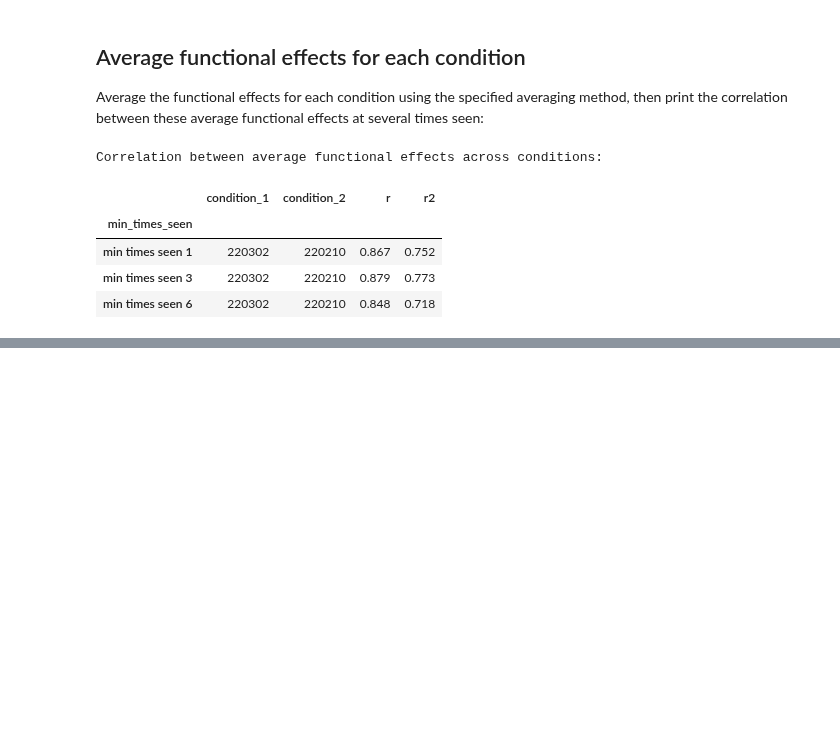
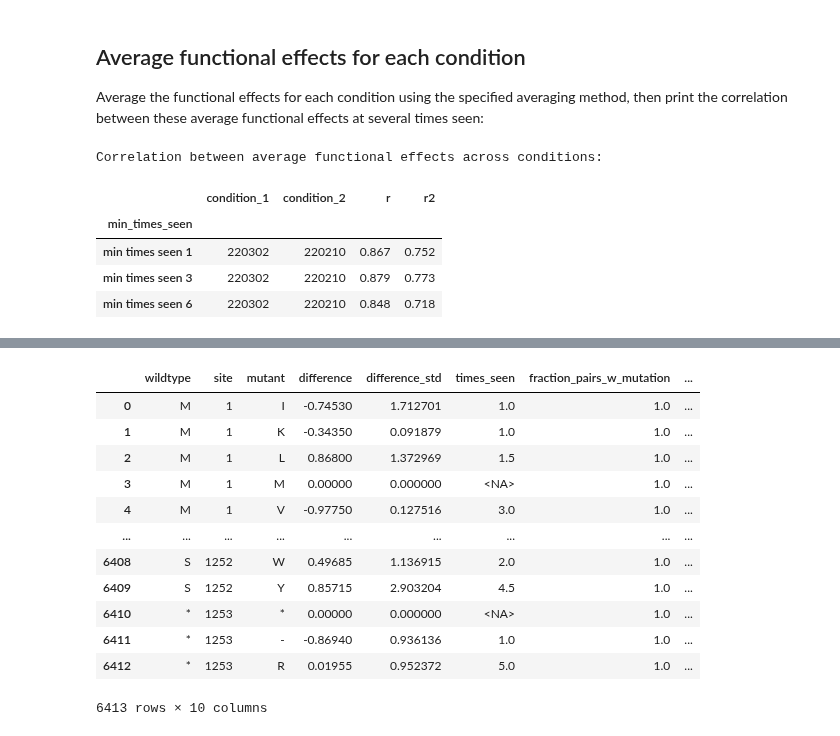
Before and after one commit to dms-vep/dms-vep-pipeline-3, a Jupyter notebook: notebooks/func_effect_diffs.ipynb, the cells around one changed output, grey strips where cells are left out. Cells and saved outputs as stored; diff of their text form; code cells hidden in the pictures; blank space fills up the shorter version.

Commit message:
compute diffs

```diff
--- a/notebooks/func_effect_diffs.ipynb
+++ b/notebooks/func_effect_diffs.ipynb
@@ -221,0 +232,69 @@ Correlation between average functional effects across conditions:
+# %%
+# compute differences for all individual pairs
+diffs = []
+for sel1, sel2 in itertools.product(condition_1_selections, condition_2_selections):
+    df1 = func_effects.query("selection == @sel1")[
+        ["wildtype", "site", "mutant", "times_seen", "functional_effect"]
+    ]
+    df2 = func_effects.query("selection == @sel2")[
+        ["wildtype", "site", "mutant", "times_seen", "functional_effect"]
+    ]
+    diffs.append(
+        df1.merge(df2, on=["wildtype", "site", "mutant"], validate="1:1").assign(
+            times_seen=lambda x: (x["times_seen_x"] + x["times_seen_y"]) / 2,
+            difference=lambda x: x["functional_effect_x"] - x["functional_effect_y"],
+
+        )
+        [["wildtype", "site", "mutant", "times_seen", "difference"]]
+    )
+
+# compute average differences across pairs
+diffs = (
+    pd.concat(diffs, ignore_index=True)
+    .groupby(["wildtype", "site", "mutant"], as_index=False)
+    .aggregate(
+        difference=pd.NamedAgg("difference", avg_method),
+        difference_std=pd.NamedAgg("difference", "std"),
+        times_seen=pd.NamedAgg("times_seen", "mean"),
+        fraction_pairs_w_mutation=pd.NamedAgg(
+            "difference",
+            lambda s: len(s) / (len(condition_1_selections) * len(condition_2_selections)),
+        ),
+    )
+)
+
+# add other relevant stuff to data frame of differences
+diffs = (
+    diffs
+    # add average effects in each condition
+    .merge(
+        avg_func_effects.pivot_table(
+            index=["site", "wildtype", "mutant"],
+            values="effect",
+            columns="condition",
+        )
+        .reset_index()
+        .assign(best_effect=lambda x: x[[condition_1, condition_2]].max(axis=1))
+        .rename(columns={c: f"{c} avg effect" for c in [condition_1, condition_2]}),
+        on=["wildtype", "site", "mutant"],
+        validate="one_to_one",
+    )
+    .sort_values(["site", "mutant"])
+    .reset_index(drop=True)
+)
+
+diffs
+# %% [output]
+|  | wildtype | site | mutant | difference | difference_std | times_seen | fraction_pairs_w_mutation | ... |
+| 0 | M | 1 | I | -0.74530 | 1.712701 | 1.0 | 1.0 | ... |
+| 1 | M | 1 | K | -0.34350 | 0.091879 | 1.0 | 1.0 | ... |
+| 2 | M | 1 | L | 0.86800 | 1.372969 | 1.5 | 1.0 | ... |
+| 3 | M | 1 | M | 0.00000 | 0.000000 | <NA> | 1.0 | ... |
+| 4 | M | 1 | V | -0.97750 | 0.127516 | 3.0 | 1.0 | ... |
+| ... | ... | ... | ... | ... | ... | ... | ... | ... |
+| 6408 | S | 1252 | W | 0.49685 | 1.136915 | 2.0 | 1.0 | ... |
+| 6409 | S | 1252 | Y | 0.85715 | 2.903204 | 4.5 | 1.0 | ... |
+| 6410 | * | 1253 | * | 0.00000 | 0.000000 | <NA> | 1.0 | ... |
+| 6411 | * | 1253 | - | -0.86940 | 0.936136 | 1.0 | 1.0 | ... |
+| 6412 | * | 1253 | R | 0.01955 | 0.952372 | 5.0 | 1.0 | ... |
+6413 rows × 10 columns
```
Also changed, not shown: parts of 4 cells of this notebook, 1 other file.
